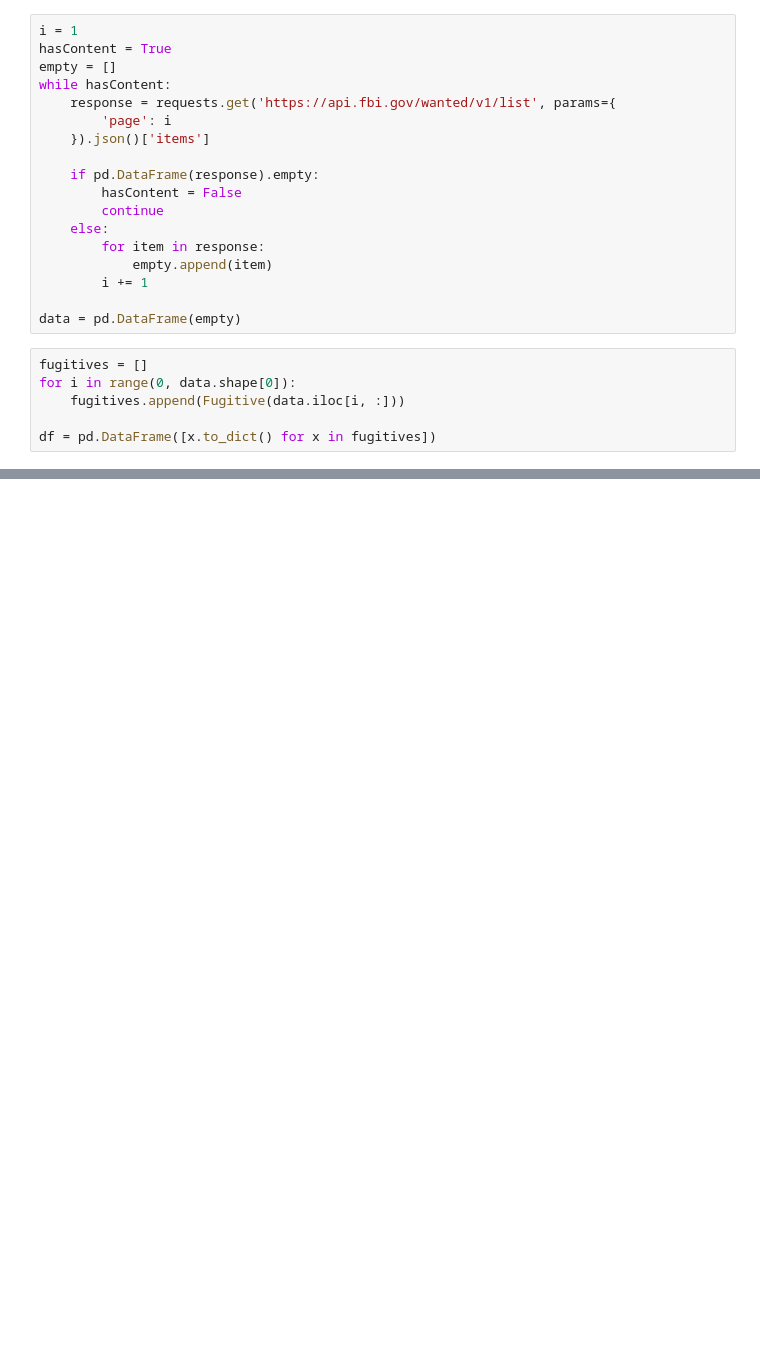
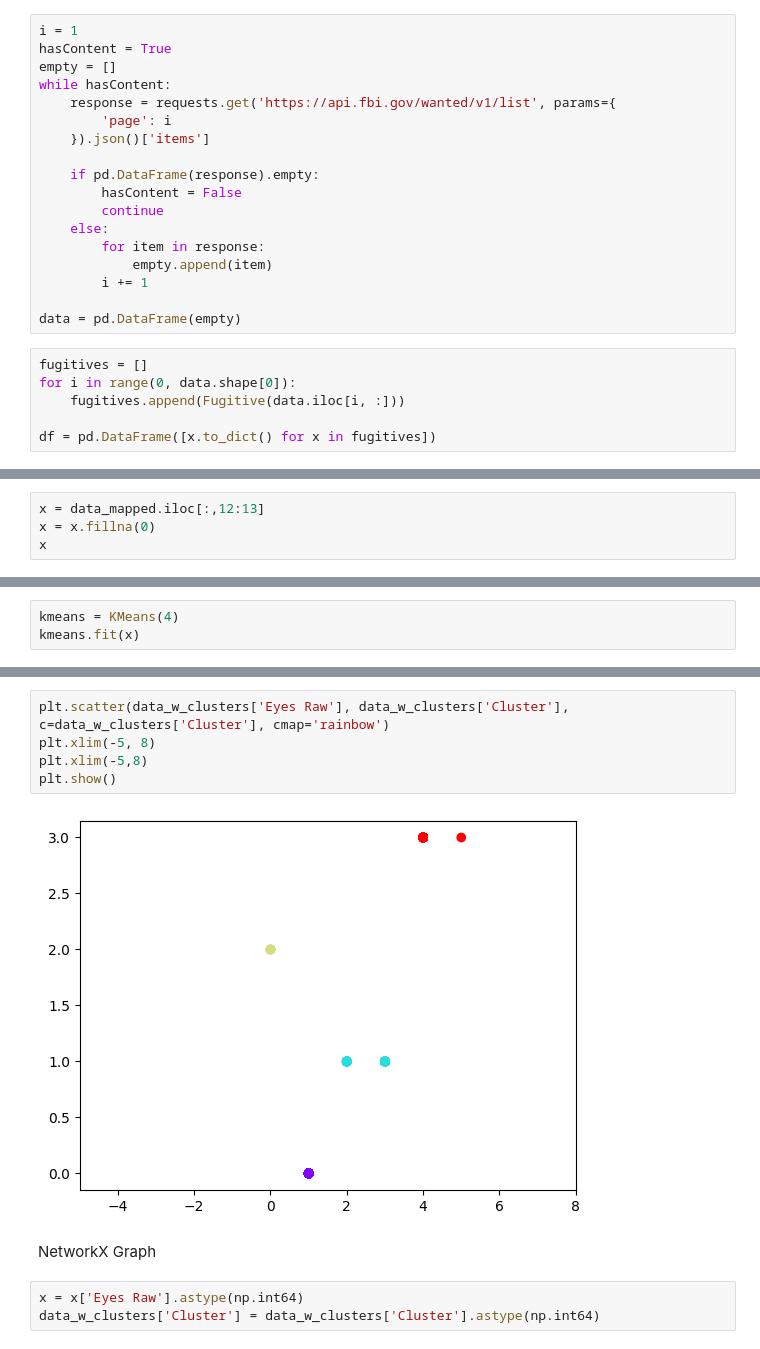
Before and after one commit to bedolpab/FBI-Wanted-Analysis, a Jupyter notebook: data_test.ipynb, the cells around one changed output, grey strips where cells are left out. Drawn from its saved outputs; the diff is of its cells as text; blank space fills up the shorter version.

```diff
--- a/data_test.ipynb
+++ b/data_test.ipynb
@@ -49,0 +57,4 @@ df.head(10)
+# %%
+x = data_mapped.iloc[:,12:13]
+x = x.fillna(0)
+x
@@ -49,0 +75,3 @@ df.head(10)
+# %%
+kmeans = KMeans(4)
+kmeans.fit(x)
@@ -49,0 +120,12 @@ df.head(10)
+# %%
+plt.scatter(data_w_clusters['Eyes Raw'], data_w_clusters['Cluster'], c=data_w_clusters['Cluster'], cmap='rainbow')
+plt.xlim(-5, 8)
+plt.xlim(-5,8)
+plt.show()
+# %% [output]
+[figure, added]
+# %% [markdown]
+NetworkX Graph
+# %%
+x = x['Eyes Raw'].astype(np.int64)
+data_w_clusters['Cluster'] = data_w_clusters['Cluster'].astype(np.int64)
```
Also changed, not shown: parts of 16 cells of this notebook.
